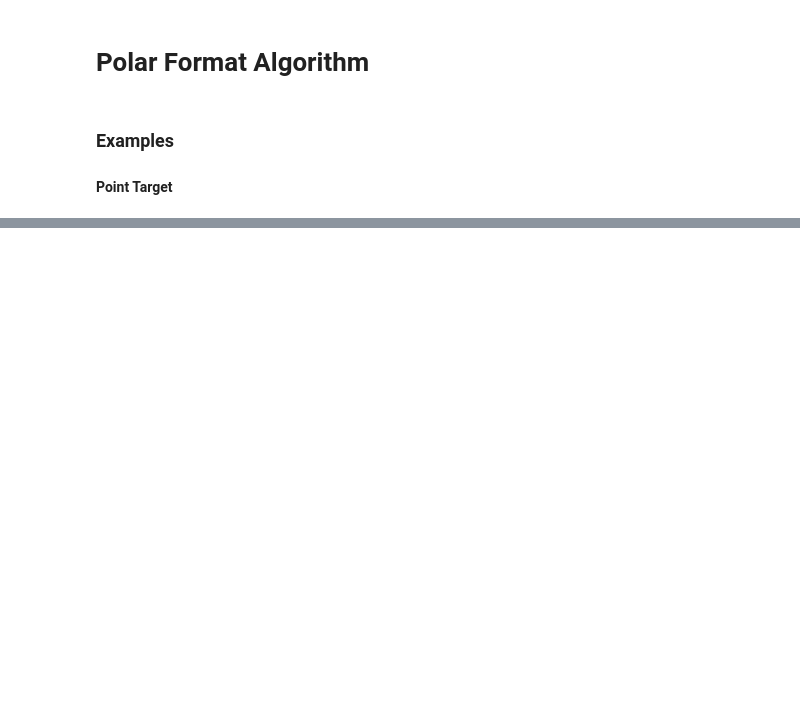
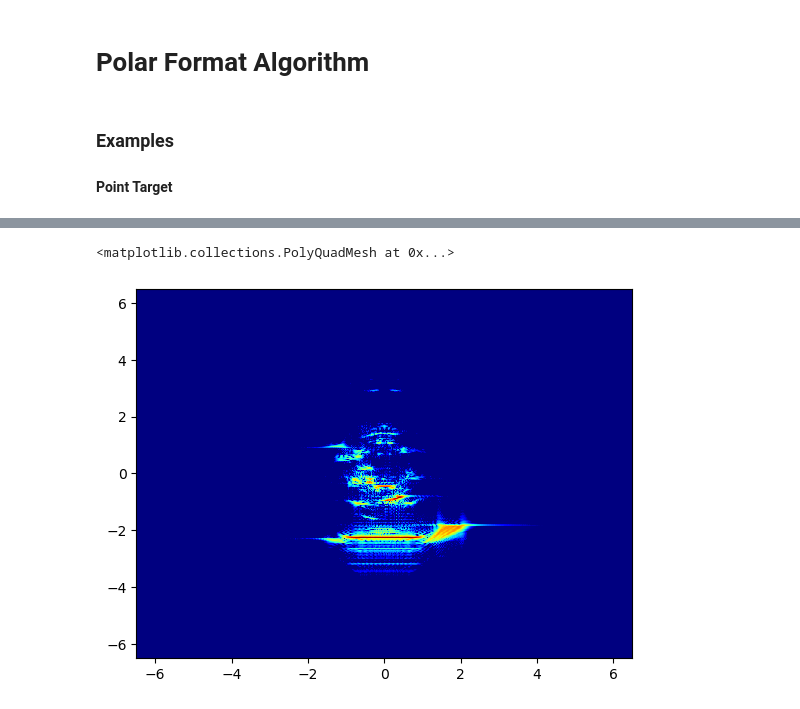
Before and after one commit to AndrewPlayer3/sar_processing, a Jupyter notebook: polar_format_algorithm.ipynb, the cells around one changed output, grey strips where cells are left out. Saved outputs shown, nothing was run; the diff lists cells and outputs as text; code cells hidden in the pictures; blank space fills up the shorter version.

```diff
--- a/polar_format_algorithm.ipynb
+++ b/polar_format_algorithm.ipynb
@@ -85,0 +101,17 @@ plt.pcolor(x_rng, y_rng, norm, cmap='jet', vmin=-15)
+# %%
+img = fftshift(fftshift(ifft2(signal, (fft_length, fft_length)), 0), 1)
+# %%
+norm = 20 * np.log10(np.abs(img) / np.max(np.abs(img)))
+# %%
+freq_step_x = freqs[1] - freqs[0]
+range_extent_x = c / (2 * freq_step_x)
+freq_step_y = freqs[1] - freqs[0]
+range_extent_y = c / (2 * freq_step_y)
+# %%
+x_rng = np.linspace(-0.5 * range_extent_x, 0.5 * range_extent_x, fft_length)
+y_rng = np.linspace(-0.5 * range_extent_y, 0.5 * range_extent_y, fft_length)
+# %%
+plt.pcolor(x_rng, y_rng, norm, cmap='jet', vmin=-35)
+# %% [output]
+<matplotlib.collections.PolyQuadMesh at 0x...>
+[figure, added]
```
Also changed, not shown: parts of 7 cells of this notebook.
